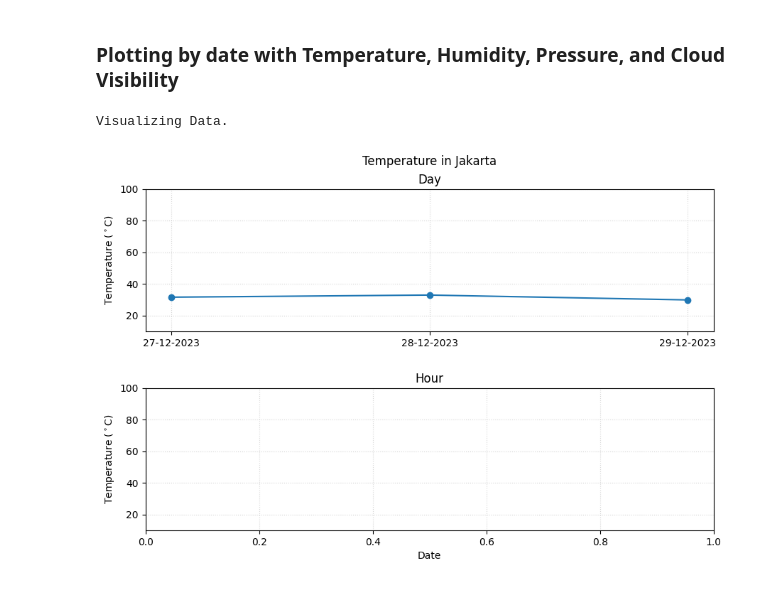
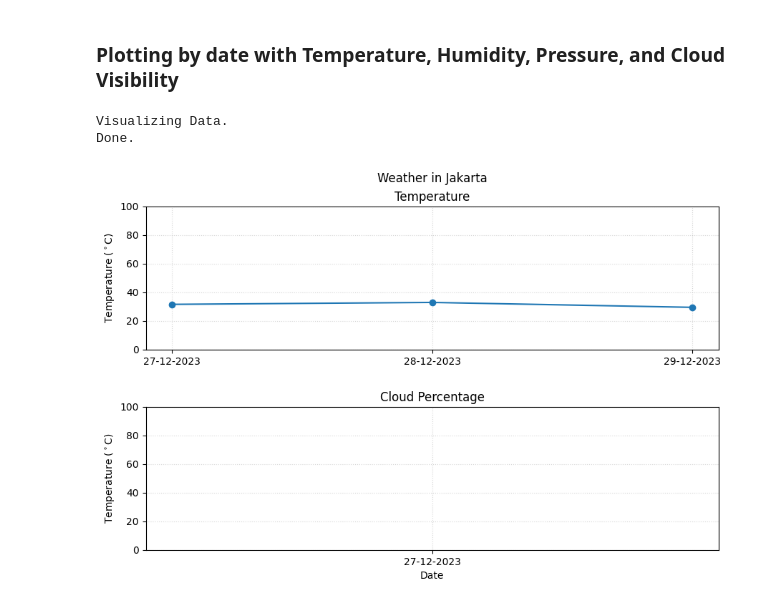
Before and after one commit to muh-adli/JSON-and-XML-weather-API-reciever, a Jupyter notebook: weather.ipynb, the cells around one changed output. Cells and saved outputs as stored; diff of their text form; code cells hidden in the pictures.

```diff
--- a/weather.ipynb
+++ b/weather.ipynb
@@ -249,41 +270,42 @@ Processing Data.
 # %% [markdown]
 ### Plotting by date with Temperature, Humidity, Pressure, and Cloud Visibility
 # %%
-print("Visualizing Data.")
+print('Visualizing Data.')
 fig, (ax1, ax2) = plt.subplots(2, 1, figsize=(10,6))
 plt.subplots_adjust(left=0.1, right=0.9, bottom=0.1, top=0.9, wspace=0.2, hspace=0.4)
-fig.suptitle(f'Temperature in {Filter_City}')
+fig.suptitle(f'Weather in {Filter_City}')
 
 # Define data to plotting
 ax1.plot(Filtered_Date['Date'],
         Filtered_Date['Temp_Avg'], 'o-')
 
-# ax2.plot(Filtered_Hour['Date'],
-#         Filtered_Hour['Temp_Avg'], '.-')
+ax2.plot(Filtered_Date['Date'],
+        Filtered_Date['Cloud'], 'o-')
 
 # Configure the label and title figure
 ax1.set(ylabel=r'Temperature ($^\circ$C)',
        )
-ax1.set_title('Day')
+ax1.set_title('Temperature')
 
 ax2.set(xlabel='Date',
        ylabel=r'Temperature ($^\circ$C)',
        )
-ax2.set_title("Hour")
+ax2.set_title('Cloud Percentage')
 
 # Configure grid to visualize the y axis grid
 ax1.grid(which='both')
 ax1.grid(which='minor', alpha=0.2, linestyle='dotted')
 ax1.grid(which='major', alpha=0.5, linestyle='dotted')
-ax1.set_ylim([10, 100])
+ax1.set_ylim([0, 100])
 
 ax2.grid(which='both')
 ax2.grid(which='minor', alpha=0.2, linestyle='dotted')
 ax2.grid(which='major', alpha=0.5, linestyle='dotted')
-ax2.set_ylim([10, 100])
+ax2.set_ylim([0, 100])
 print('Done.')
 
 plt.show()
 # %% [output]
 Visualizing Data.
+Done.
-[figure, old version]
+[figure, new version]
```
Also changed, not shown: parts of 8 cells of this notebook, 2 other files.
